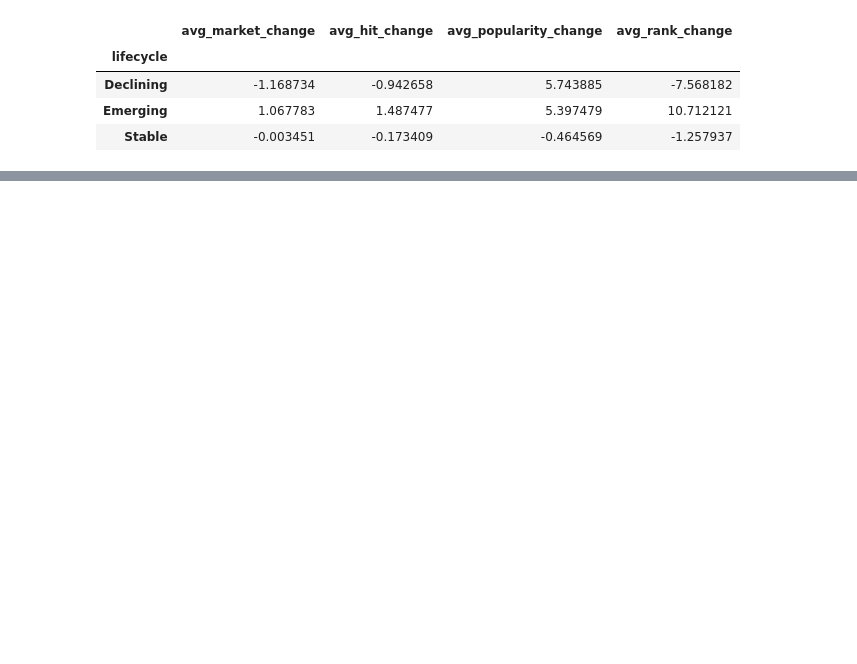
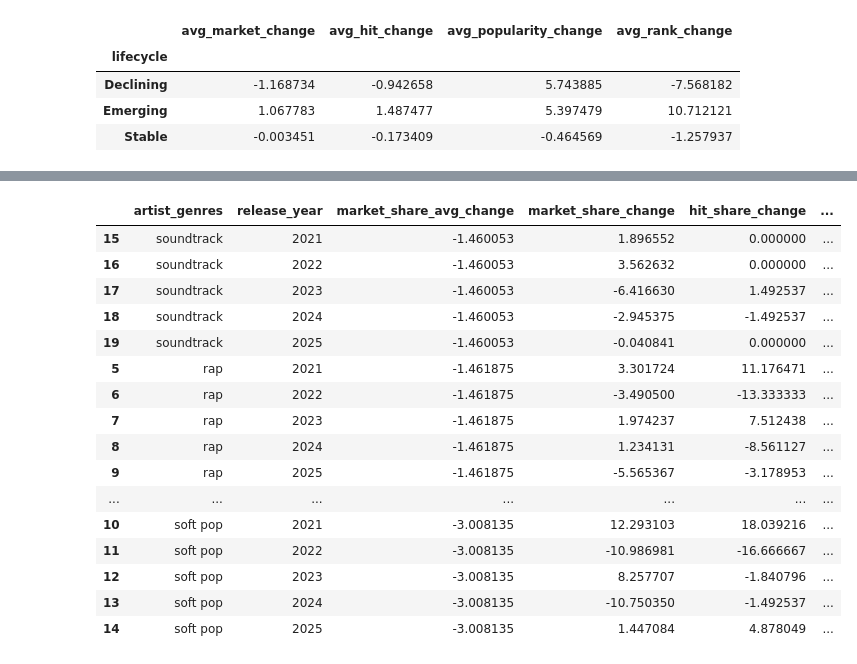
Before and after one commit to jjen1/spotify-music-trends-analysis, a Jupyter notebook: notebooks/02_genre_evolution.ipynb, the cells around one changed output, grey strips where cells are left out. Cells and saved outputs as stored; diff of their text form; code cells hidden in the pictures; blank space fills up the shorter version.

```diff
--- a/notebooks/02_genre_evolution.ipynb
+++ b/notebooks/02_genre_evolution.ipynb
@@ -829,0 +1007,41 @@ lifecycle_summary
+# %%
+# year to year flucuations
+selected_genres = ['soft pop', 'bedroom pop', 'southern gothic', 'rap', 'soundtrack']
+genre_fluctuations = (genre_eligible[genre_eligible['artist_genres'].isin(selected_genres)]
+    .merge(
+        genre_endpoints[['artist_genres', 'market_share_avg_change']],
+        on = 'artist_genres',
+        how = 'left'
+    )
+    .sort_values(
+        ['market_share_avg_change', 'release_year'],
+        ascending = [False, True]
+    ))
+
+genre_fluctuations[[
+    'artist_genres',
+    'release_year',
+    'market_share_avg_change',
+    'market_share_change',
+    'hit_share_change',
+    'avg_popularity_change',
+    'genre_rank_change'
+]]
+# %% [output]
+|  | artist_genres | release_year | market_share_avg_change | market_share_change | hit_share_change | ... |
+| 15 | soundtrack | 2021 | -1.460053 | 1.896552 | 0.000000 | ... |
+| 16 | soundtrack | 2022 | -1.460053 | 3.562632 | 0.000000 | ... |
+| 17 | soundtrack | 2023 | -1.460053 | -6.416630 | 1.492537 | ... |
+| 18 | soundtrack | 2024 | -1.460053 | -2.945375 | -1.492537 | ... |
+| 19 | soundtrack | 2025 | -1.460053 | -0.040841 | 0.000000 | ... |
+| 5 | rap | 2021 | -1.461875 | 3.301724 | 11.176471 | ... |
+| 6 | rap | 2022 | -1.461875 | -3.490500 | -13.333333 | ... |
+| 7 | rap | 2023 | -1.461875 | 1.974237 | 7.512438 | ... |
+| 8 | rap | 2024 | -1.461875 | 1.234131 | -8.561127 | ... |
+| 9 | rap | 2025 | -1.461875 | -5.565367 | -3.178953 | ... |
+| ... | ... | ... | ... | ... | ... | ... |
+| 10 | soft pop | 2021 | -3.008135 | 12.293103 | 18.039216 | ... |
+| 11 | soft pop | 2022 | -3.008135 | -10.986981 | -16.666667 | ... |
+| 12 | soft pop | 2023 | -3.008135 | 8.257707 | -1.840796 | ... |
+| 13 | soft pop | 2024 | -3.008135 | -10.750350 | -1.492537 | ... |
+| 14 | soft pop | 2025 | -3.008135 | 1.447084 | 4.878049 | ... |
```
Also changed, not shown: parts of 25 cells of this notebook, 2 other files.
